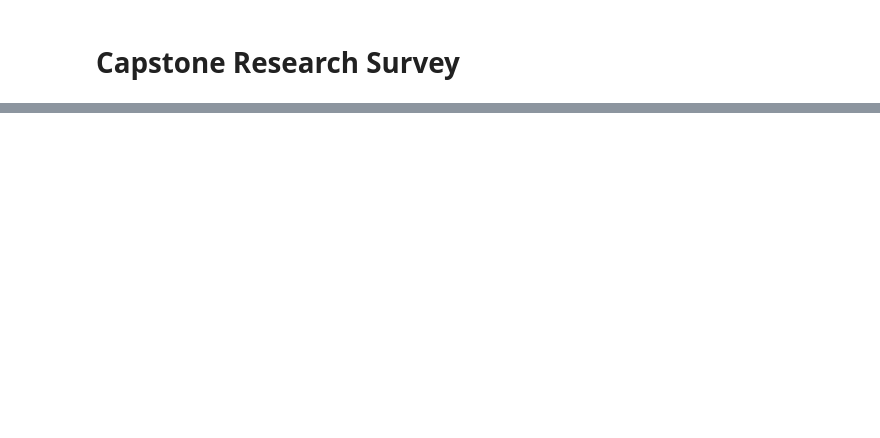
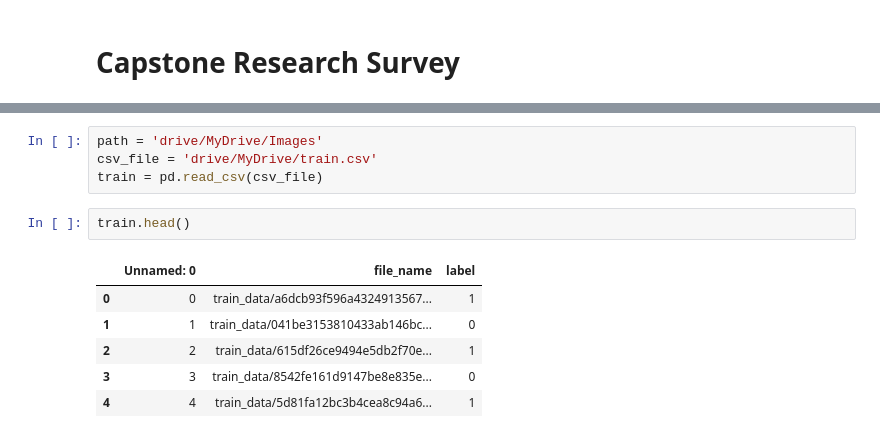
Before and after one commit to keelinarseneault/ML-Engineering, a Jupyter notebook: Capstone_Research.ipynb, the cells around one changed output, grey strips where cells are left out. Drawn from its saved outputs; the diff is of its cells as text; blank space fills up the shorter version.

```diff
--- a/Capstone_Research.ipynb
+++ b/Capstone_Research.ipynb
@@ -26,0 +62,13 @@ This 2022 paper provides an overview of many deep learning options for deepfake
+# %%
+path = 'drive/MyDrive/Images'
+csv_file = 'drive/MyDrive/train.csv'
+train = pd.read_csv(csv_file)
+# %%
+train.head()
+# %% [output]
+|  | Unnamed: 0 | file_name | label |
+| 0 | 0 | train_data/a6dcb93f596a4324913567... | 1 |
+| 1 | 1 | train_data/041be3153810433ab146bc... | 0 |
+| 2 | 2 | train_data/615df26ce9494e5db2f70e... | 1 |
+| 3 | 3 | train_data/8542fe161d9147be8e835e... | 0 |
+| 4 | 4 | train_data/5d81fa12bc3b4cea8c94a6... | 1 |
```
Also changed, not shown: parts of 11 cells of this notebook.
